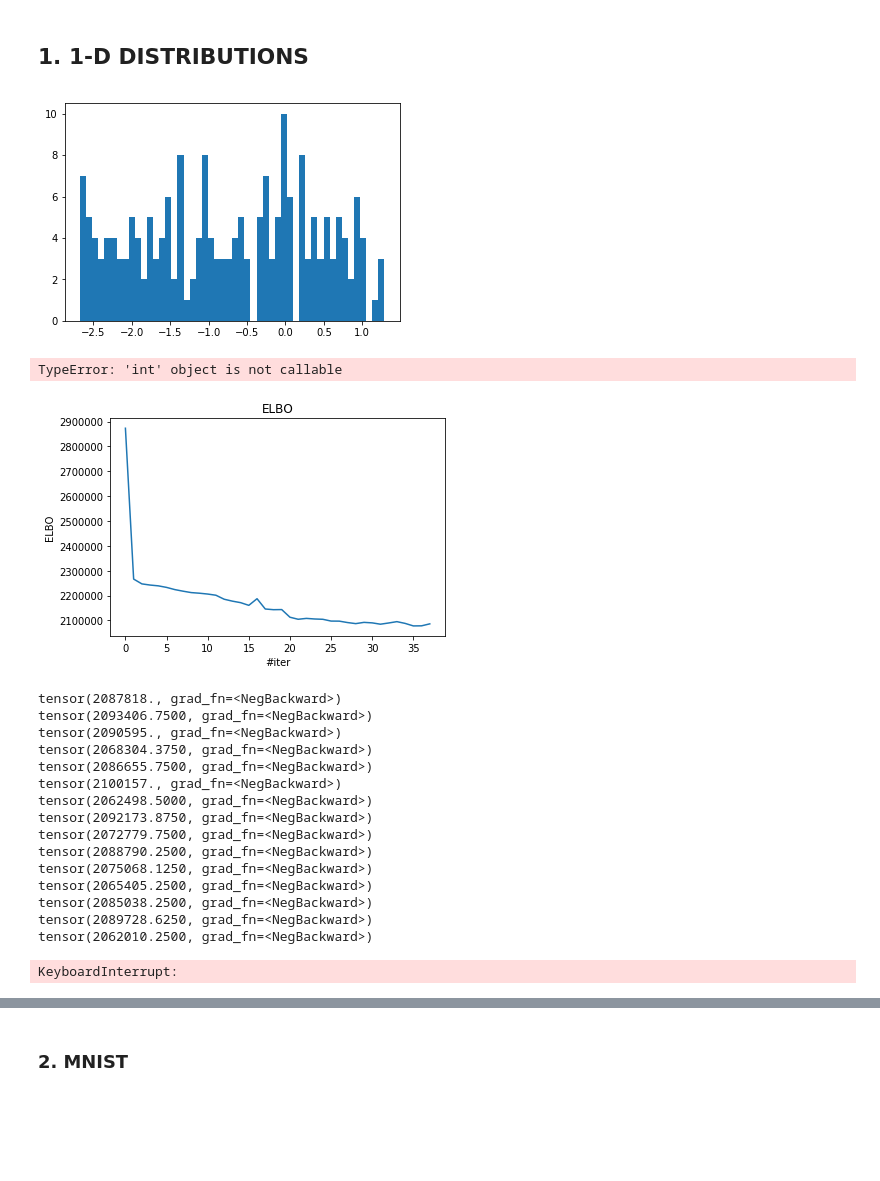
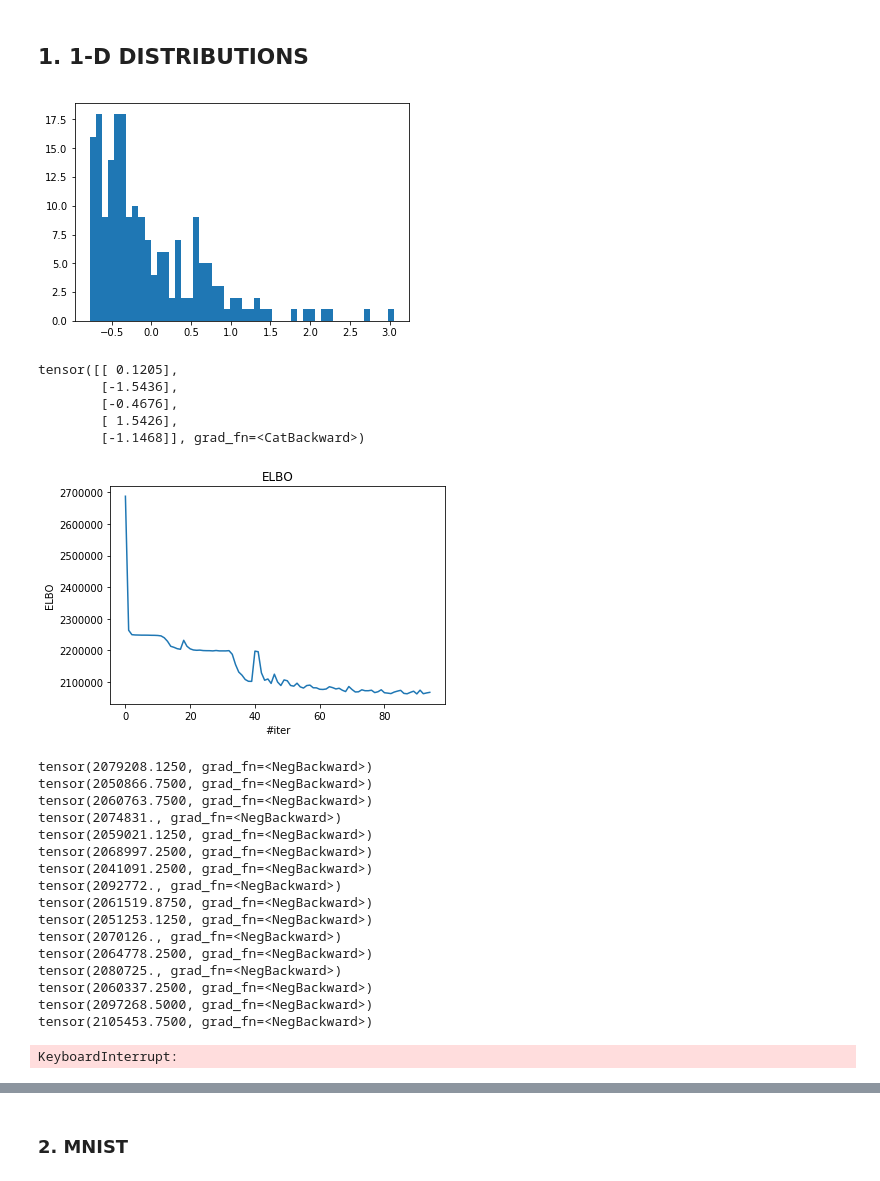
Before and after one commit to egornuzhin/bml_deep_prior, a Jupyter notebook: NeuralStatistician.ipynb, the cells around one changed output, grey strips where cells are left out. Saved outputs shown, nothing was run; the diff lists cells and outputs as text; code cells hidden in the pictures; blank space fills up the shorter version.

```diff
--- a/NeuralStatistician.ipynb
+++ b/NeuralStatistician.ipynb
@@ -224,11 +224,11 @@ train_loader = torch.utils.data.DataLoader(\
             batch_size=bs,shuffle=False)
 # %%
 %matplotlib inline
-x = X.data.numpy()[1].T[0]
+x = X.data.numpy()[3].T[0]
 plt.hist(x,50)
 plt.show()
 # %% [output]
-[figure, old version]
+[figure, new version]
 # %%
 # Models
 
@@ -366,7 +366,11 @@ gen(torch.rand(100,200,1),train_size),gen(X[:1000],train_size),X[:1000].size()
 
 gen.generate_simalar(X[0],5)
 # %% [output]
-TypeError: 'int' object is not callable
+tensor([[ 0.1205],
+        [-1.5436],
+        [-0.4676],
+        [ 1.5426],
+        [-1.1468]], grad_fn=<CatBackward>)
 # %%
 # Model Training
 
@@ -425,22 +429,23 @@ def train_network(model,train_loader,num_epoch = 10000):
 
 train_network(model,train_loader)
 # %% [output]
-[figure, old version]
+[figure, new version]
-tensor(2087818., grad_fn=<NegBackward>)
-tensor(2093406.7500, grad_fn=<NegBackward>)
-tensor(2090595., grad_fn=<NegBackward>)
-tensor(2068304.3750, grad_fn=<NegBackward>)
-tensor(2086655.7500, grad_fn=<NegBackward>)
-tensor(2100157., grad_fn=<NegBackward>)
-tensor(2062498.5000, grad_fn=<NegBackward>)
-tensor(2092173.8750, grad_fn=<NegBackward>)
-tensor(2072779.7500, grad_fn=<NegBackward>)
-tensor(2088790.2500, grad_fn=<NegBackward>)
-tensor(2075068.1250, grad_fn=<NegBackward>)
-tensor(2065405.2500, grad_fn=<NegBackward>)
-tensor(2085038.2500, grad_fn=<NegBackward>)
-tensor(2089728.6250, grad_fn=<NegBackward>)
-tensor(2062010.2500, grad_fn=<NegBackward>)
+tensor(2079208.1250, grad_fn=<NegBackward>)
+tensor(2050866.7500, grad_fn=<NegBackward>)
+tensor(2060763.7500, grad_fn=<NegBackward>)
+tensor(2074831., grad_fn=<NegBackward>)
+tensor(2059021.1250, grad_fn=<NegBackward>)
+tensor(2068997.2500, grad_fn=<NegBackward>)
+tensor(2041091.2500, grad_fn=<NegBackward>)
+tensor(2092772., grad_fn=<NegBackward>)
+tensor(2061519.8750, grad_fn=<NegBackward>)
+tensor(2051253.1250, grad_fn=<NegBackward>)
+tensor(2070126., grad_fn=<NegBackward>)
+tensor(2064778.2500, grad_fn=<NegBackward>)
+tensor(2080725., grad_fn=<NegBackward>)
+tensor(2060337.2500, grad_fn=<NegBackward>)
+tensor(2097268.5000, grad_fn=<NegBackward>)
+tensor(2105453.7500, grad_fn=<NegBackward>)
 KeyboardInterrupt:
 # %%
 # Classification performance for distributions ['r','b','g','y'] -> [l,u,n,e] dists
```
Also changed, not shown: parts of 11 cells of this notebook.
